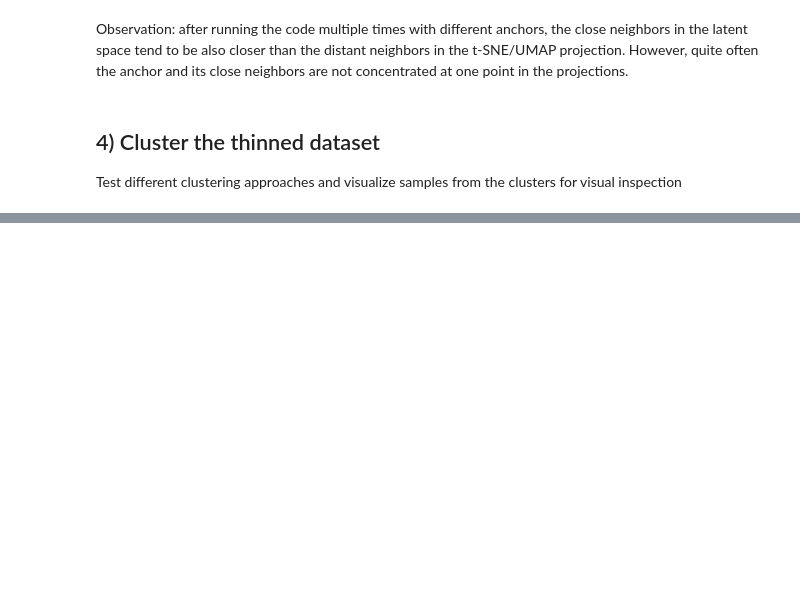
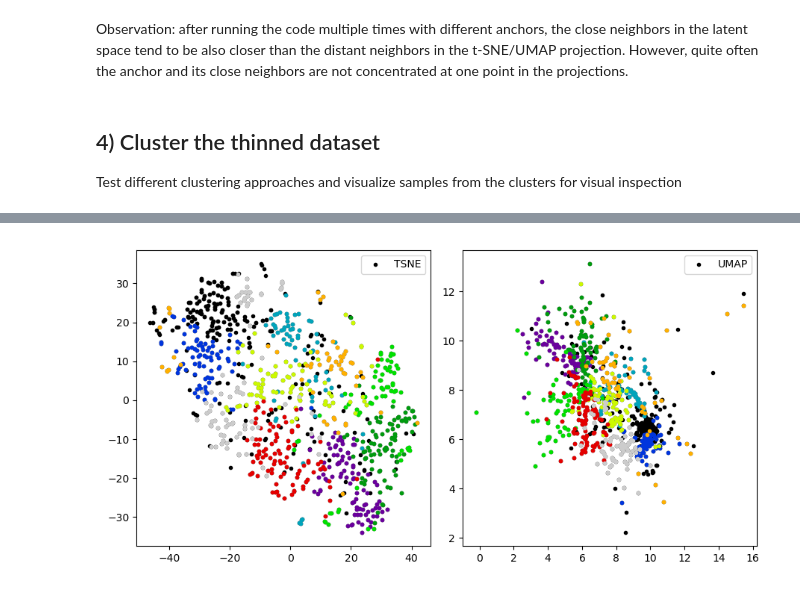
Before and after one commit to kaloeffler/VAME, a Jupyter notebook: analysis_scripts/visualize_latent_space.ipynb, the cells around one changed output, grey strips where cells are left out. Saved outputs shown, nothing was run; the diff lists cells and outputs as text; code cells hidden in the pictures; blank space fills up the shorter version.

```diff
--- a/analysis_scripts/visualize_latent_space.ipynb
+++ b/analysis_scripts/visualize_latent_space.ipynb
@@ -371,20 +482,23 @@ fcm_labels_all[np.max(fcm_labels_soft, axis=1) > cluster_assignment_thr] = np.ar
 # %%
 # overlay found clusters with t-SNE / UMAP Projection
 %matplotlib widget
 
 fig, ax = plt.subplots(1, 2)
 fig.set_size_inches(4.5 * 2, 4.5)
 
 ax[0].plot(tsne_thinned[:, 0], tsne_thinned[:, 1], 'k.', label='TSNE')
 ax[1].plot(umap_vectors[:, 0], umap_vectors[:, 1], "k.", label=f'UMAP')
+ax[0].legend()
+ax[1].legend()
 cmap = cm.get_cmap("nipy_spectral", n_clusters)
 for i_cluster in range(n_clusters):
     anchor_idx = s_close[0]
     ax[0].plot(tsne_thinned[fcm_labels_all==i_cluster, 0], tsne_thinned[fcm_labels_all==i_cluster, 1],".", color=cmap(i_cluster), label=f'Cluster: {i_cluster}')
     ax[1].plot(umap_vectors[fcm_labels_all==i_cluster, 0], umap_vectors[fcm_labels_all==i_cluster, 1],".", color=cmap(i_cluster), label=f'Cluster: {i_cluster}')
 
 
-#ax[0].legend()
-#ax[1].legend()
+
 
 plt.tight_layout()
+# %% [output]
+[figure, added]
```
Also changed, not shown: parts of 39 cells of this notebook.
